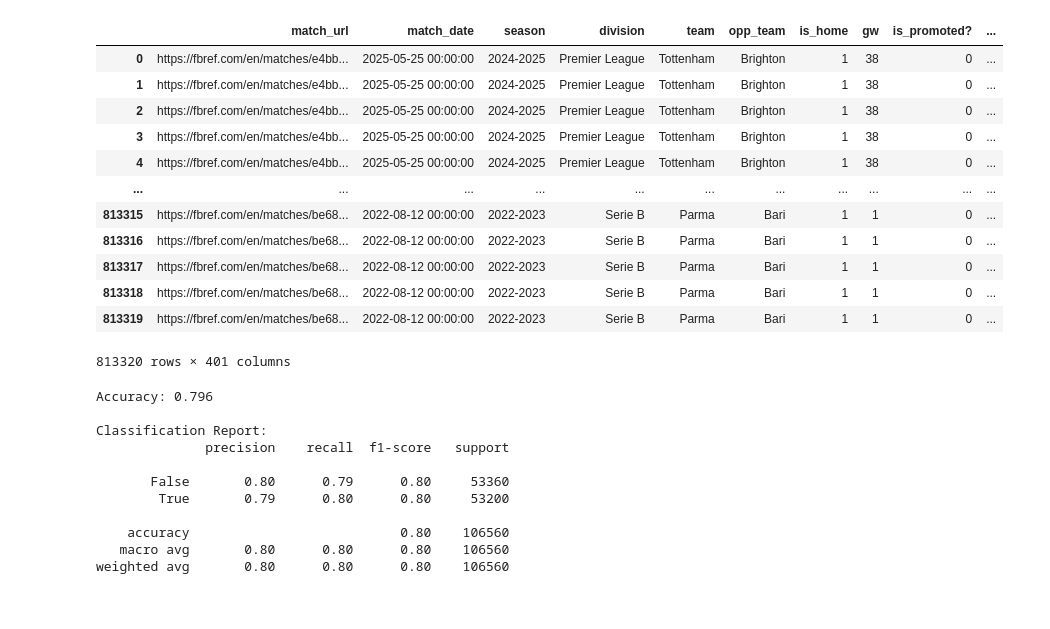
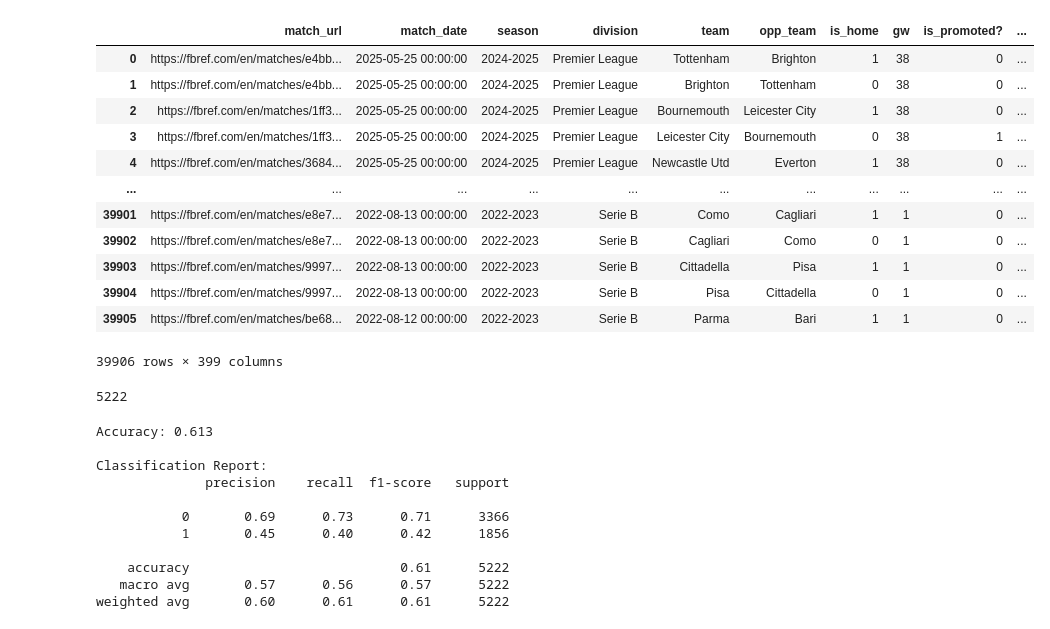
Before and after one commit to louis-porter/algobetting, a Jupyter notebook: algo/models/team_corners/classifier/xgb_clas_team_corners.ipynb, the cells around one changed output. Saved outputs shown, nothing was run; the diff lists cells and outputs as text; code cells hidden in the pictures.

```diff
--- a/algo/models/team_corners/classifier/xgb_clas_team_corners.ipynb
+++ b/algo/models/team_corners/classifier/xgb_clas_team_corners.ipynb
@@ -42,17 +43,2 @@ df
 # %%
-line_values = np.arange(0.5, 10.0, 1.0)
-
-outcome_values = ['over', 'under']
-
-# Method 1: Using merge with cross joins
-line_df = pd.DataFrame({'line': line_values})
-outcome_df = pd.DataFrame({'outcome': outcome_values})
-
-# First expand by line values
-expanded_df = df.merge(line_df, how='cross')
-
-# Then expand by outcome values
-final_df = expanded_df.merge(outcome_df, how='cross')
-
-
-final_df
+final_df = df
@@ -73,22 +45,19 @@ final_df
 # %%
-final_df["is_won"] = (
-    ((final_df["outcome"] == "over") & (final_df["corner_kicks"] > final_df["line"])) |
-    ((final_df["outcome"] == "under") & (final_df["corner_kicks"] < final_df["line"]))
-)
+final_df["outcome_over"] = np.where(final_df["corner_kicks"] > 5.5, 1, 0)
 
 final_df
 # %% [output]
 |  | match_url | match_date | season | division | team | opp_team | is_home | gw | is_promoted? | ... |
 | 0 | https://fbref.com/en/matches/e4bb... | 2025-05-25 00:00:00 | 2024-2025 | Premier League | Tottenham | Brighton | 1 | 38 | 0 | ... |
-| 1 | https://fbref.com/en/matches/e4bb... | 2025-05-25 00:00:00 | 2024-2025 | Premier League | Tottenham | Brighton | 1 | 38 | 0 | ... |
-| 2 | https://fbref.com/en/matches/e4bb... | 2025-05-25 00:00:00 | 2024-2025 | Premier League | Tottenham | Brighton | 1 | 38 | 0 | ... |
-| 3 | https://fbref.com/en/matches/e4bb... | 2025-05-25 00:00:00 | 2024-2025 | Premier League | Tottenham | Brighton | 1 | 38 | 0 | ... |
-| 4 | https://fbref.com/en/matches/e4bb... | 2025-05-25 00:00:00 | 2024-2025 | Premier League | Tottenham | Brighton | 1 | 38 | 0 | ... |
+| 1 | https://fbref.com/en/matches/e4bb... | 2025-05-25 00:00:00 | 2024-2025 | Premier League | Brighton | Tottenham | 0 | 38 | 0 | ... |
+| 2 | https://fbref.com/en/matches/1ff3... | 2025-05-25 00:00:00 | 2024-2025 | Premier League | Bournemouth | Leicester City | 1 | 38 | 0 | ... |
+| 3 | https://fbref.com/en/matches/1ff3... | 2025-05-25 00:00:00 | 2024-2025 | Premier League | Leicester City | Bournemouth | 0 | 38 | 1 | ... |
+| 4 | https://fbref.com/en/matches/3684... | 2025-05-25 00:00:00 | 2024-2025 | Premier League | Newcastle Utd | Everton | 1 | 38 | 0 | ... |
 | ... | ... | ... | ... | ... | ... | ... | ... | ... | ... | ... |
-| 813315 | https://fbref.com/en/matches/be68... | 2022-08-12 00:00:00 | 2022-2023 | Serie B | Parma | Bari | 1 | 1 | 0 | ... |
-| 813316 | https://fbref.com/en/matches/be68... | 2022-08-12 00:00:00 | 2022-2023 | Serie B | Parma | Bari | 1 | 1 | 0 | ... |
-| 813317 | https://fbref.com/en/matches/be68... | 2022-08-12 00:00:00 | 2022-2023 | Serie B | Parma | Bari | 1 | 1 | 0 | ... |
-| 813318 | https://fbref.com/en/matches/be68... | 2022-08-12 00:00:00 | 2022-2023 | Serie B | Parma | Bari | 1 | 1 | 0 | ... |
-| 813319 | https://fbref.com/en/matches/be68... | 2022-08-12 00:00:00 | 2022-2023 | Serie B | Parma | Bari | 1 | 1 | 0 | ... |
+| 39901 | https://fbref.com/en/matches/e8e7... | 2022-08-13 00:00:00 | 2022-2023 | Serie B | Como | Cagliari | 1 | 1 | 0 | ... |
+| 39902 | https://fbref.com/en/matches/e8e7... | 2022-08-13 00:00:00 | 2022-2023 | Serie B | Cagliari | Como | 0 | 1 | 0 | ... |
+| 39903 | https://fbref.com/en/matches/9997... | 2022-08-13 00:00:00 | 2022-2023 | Serie B | Cittadella | Pisa | 1 | 1 | 0 | ... |
+| 39904 | https://fbref.com/en/matches/9997... | 2022-08-13 00:00:00 | 2022-2023 | Serie B | Pisa | Cittadella | 0 | 1 | 0 | ... |
+| 39905 | https://fbref.com/en/matches/be68... | 2022-08-12 00:00:00 | 2022-2023 | Serie B | Parma | Bari | 1 | 1 | 0 | ... |
-813320 rows × 401 columns
+39906 rows × 399 columns
 # %%
@@ -110,9 +77,20 @@ X_train = X[train_mask]
 X_test = X[test_mask]
 y_train = y[train_mask]
 y_test = y[test_mask]
+# %%
+y_test.shape[0]
+# %% [output]
+5222
 # %%
-# Train XGBoost classifier
-model = xgb.XGBClassifier(enable_categorical=True, random_state=42)
+# Calculate scale_pos_weight (negative samples / positive samples)
+scale_pos_weight =  3366 / 1856  # ≈ 1.81
+
+# Train XGBoost classifier with class balancing
+model = xgb.XGBClassifier(
+    enable_categorical=True,
+    random_state=42,
+    scale_pos_weight=scale_pos_weight
+)
 model.fit(X_train, y_train)
 
 # Make predictions
@@ -124,17 +102,17 @@ print(f"Accuracy: {accuracy:.3f}")
 print("\nClassification Report:")
 print(classification_report(y_test, y_pred))
 # %% [output]
-Accuracy: 0.796
+Accuracy: 0.613
 
 Classification Report:
               precision    recall  f1-score   support
 
-       False       0.80      0.79      0.80     53360
-        True       0.79      0.80      0.80     53200
+           0       0.69      0.73      0.71      3366
+           1       0.45      0.40      0.42      1856
 
-    accuracy                           0.80    106560
-   macro avg       0.80      0.80      0.80    106560
-weighted avg       0.80      0.80      0.80    106560
+    accuracy                           0.61      5222
+   macro avg       0.57      0.56      0.57      5222
+weighted avg       0.60      0.61      0.61      5222
 # %%
 # Get feature importance as text
 feature_importance = model.get_booster().get_score(importance_type='weight')
```
Also changed, not shown: parts of 9 cells of this notebook, 8 other files.
